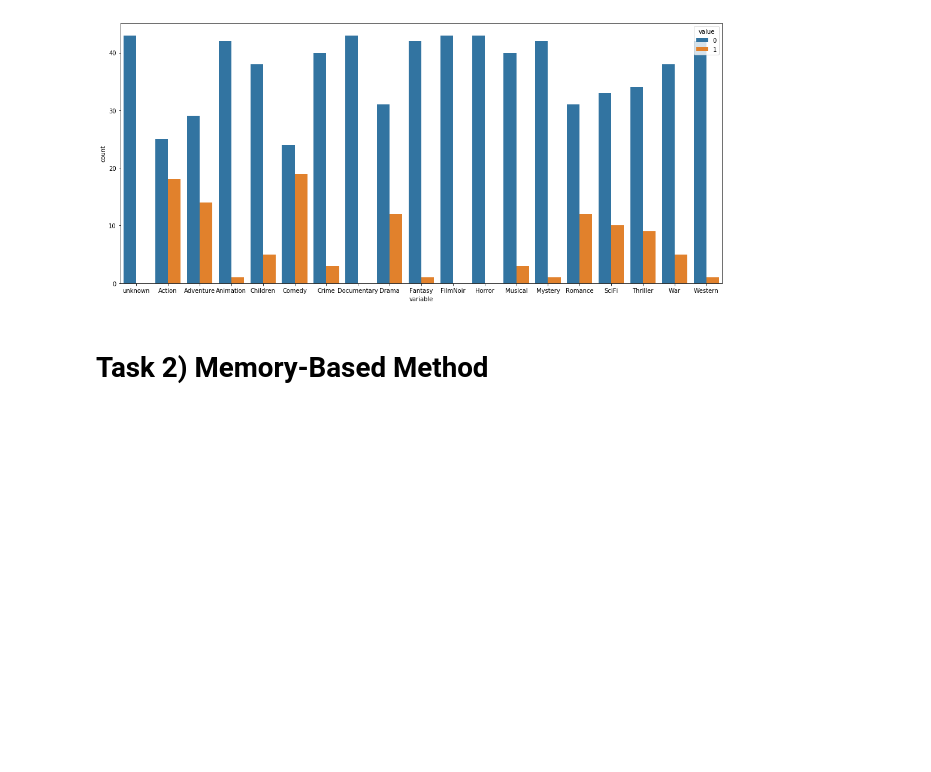
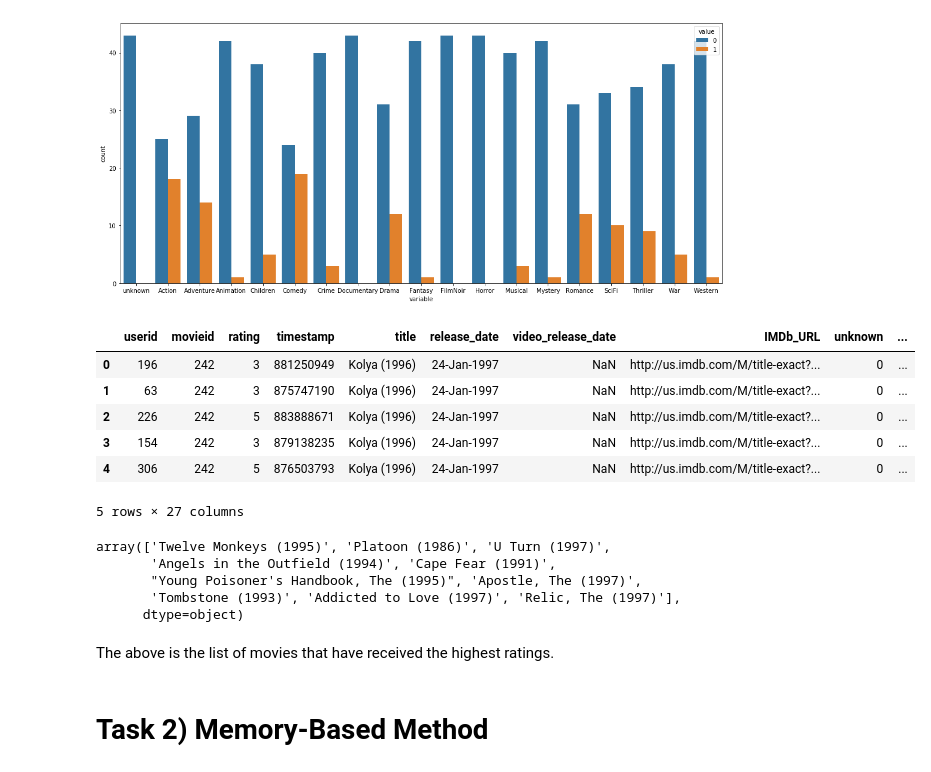
Before and after one commit to AASF-IIITM/Movie-Recommendation-System, a Jupyter notebook: MovieLens.ipynb, the cells around one changed output. Saved outputs shown, nothing was run; the diff lists cells and outputs as text; code cells hidden in the pictures; blank space fills up the shorter version.

```diff
--- a/MovieLens.ipynb
+++ b/MovieLens.ipynb
@@ -212,2 +214,22 @@ sns.countplot(x="variable", hue="value", data=pd.melt(df))
+# %%
+ratings_items.head()
+# %% [output]
+|  | userid | movieid | rating | timestamp | title | release_date | video_release_date | IMDb_URL | unknown | ... |
+| 0 | 196 | 242 | 3 | 881250949 | Kolya (1996) | 24-Jan-1997 | NaN | http://us.imdb.com/M/title-exact?... | 0 | ... |
+| 1 | 63 | 242 | 3 | 875747190 | Kolya (1996) | 24-Jan-1997 | NaN | http://us.imdb.com/M/title-exact?... | 0 | ... |
+| 2 | 226 | 242 | 5 | 883888671 | Kolya (1996) | 24-Jan-1997 | NaN | http://us.imdb.com/M/title-exact?... | 0 | ... |
+| 3 | 154 | 242 | 3 | 879138235 | Kolya (1996) | 24-Jan-1997 | NaN | http://us.imdb.com/M/title-exact?... | 0 | ... |
+| 4 | 306 | 242 | 5 | 876503793 | Kolya (1996) | 24-Jan-1997 | NaN | http://us.imdb.com/M/title-exact?... | 0 | ... |
+5 rows × 27 columns
+# %%
+ratings_items.sort_values('rating',ascending=False)[:100]['title'].unique()
+# %% [output]
+array(['Twelve Monkeys (1995)', 'Platoon (1986)', 'U Turn (1997)',
+       'Angels in the Outfield (1994)', 'Cape Fear (1991)',
+       "Young Poisoner's Handbook, The (1995)", 'Apostle, The (1997)',
+       'Tombstone (1993)', 'Addicted to Love (1997)', 'Relic, The (1997)'],
+      dtype=object)
+# %% [markdown]
+The above is the list of movies that have received the highest ratings.
 # %% [markdown]
 # Task 2) Memory-Based Method
```
Also changed, not shown: parts of 25 cells of this notebook.
